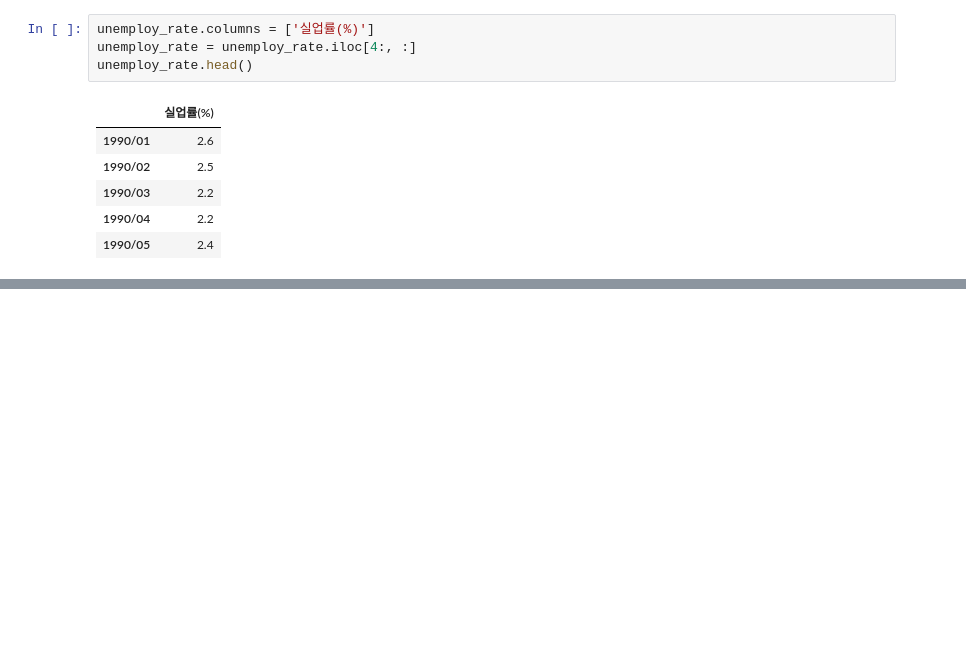
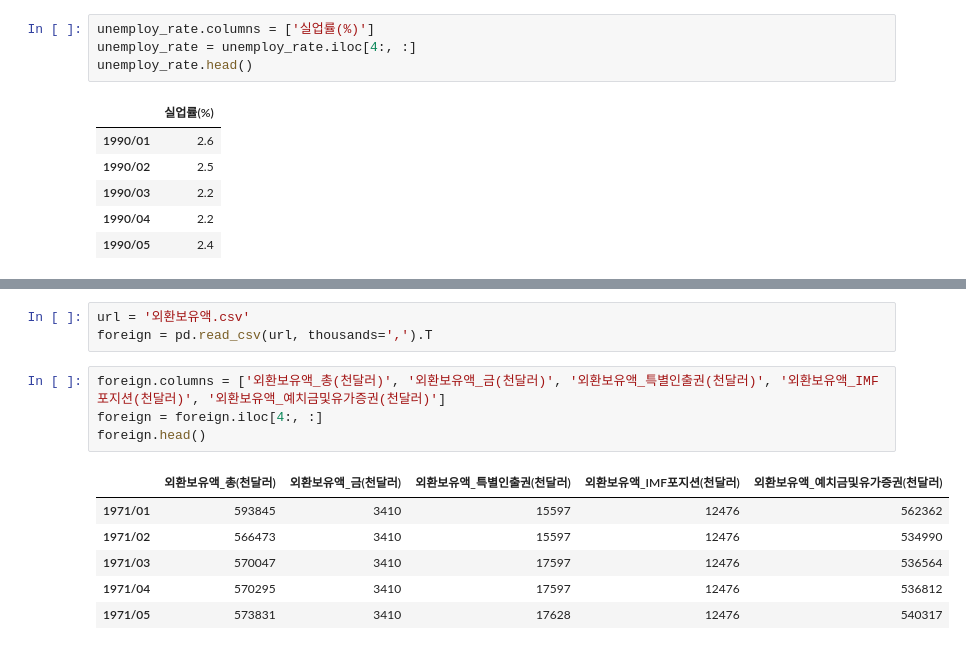
Before and after one commit to nan-park/section2_project, a Jupyter notebook: kor_data_preprocessing.ipynb, the cells around one changed output, grey strips where cells are left out. Cells and saved outputs as stored; diff of their text form; blank space fills up the shorter version.

```diff
--- a/kor_data_preprocessing.ipynb
+++ b/kor_data_preprocessing.ipynb
@@ -536,0 +575,14 @@ memory usage: 6.1+ KB
+# %%
+url = '외환보유액.csv'
+foreign = pd.read_csv(url, thousands=',').T
+# %%
+foreign.columns = ['외환보유액_총(천달러)', '외환보유액_금(천달러)', '외환보유액_특별인출권(천달러)', '외환보유액_IMF포지션(천달러)', '외환보유액_예치금및유가증권(천달러)']
+foreign = foreign.iloc[4:, :]
+foreign.head()
+# %% [output]
+|  | 외환보유액_총(천달러) | 외환보유액_금(천달러) | 외환보유액_특별인출권(천달러) | 외환보유액_IMF포지션(천달러) | 외환보유액_예치금및유가증권(천달러) |
+| 1971/01 | 593845 | 3410 | 15597 | 12476 | 562362 |
+| 1971/02 | 566473 | 3410 | 15597 | 12476 | 534990 |
+| 1971/03 | 570047 | 3410 | 17597 | 12476 | 536564 |
+| 1971/04 | 570295 | 3410 | 17597 | 12476 | 536812 |
+| 1971/05 | 573831 | 3410 | 17628 | 12476 | 540317 |
```
Also changed, not shown: parts of 14 cells of this notebook.
